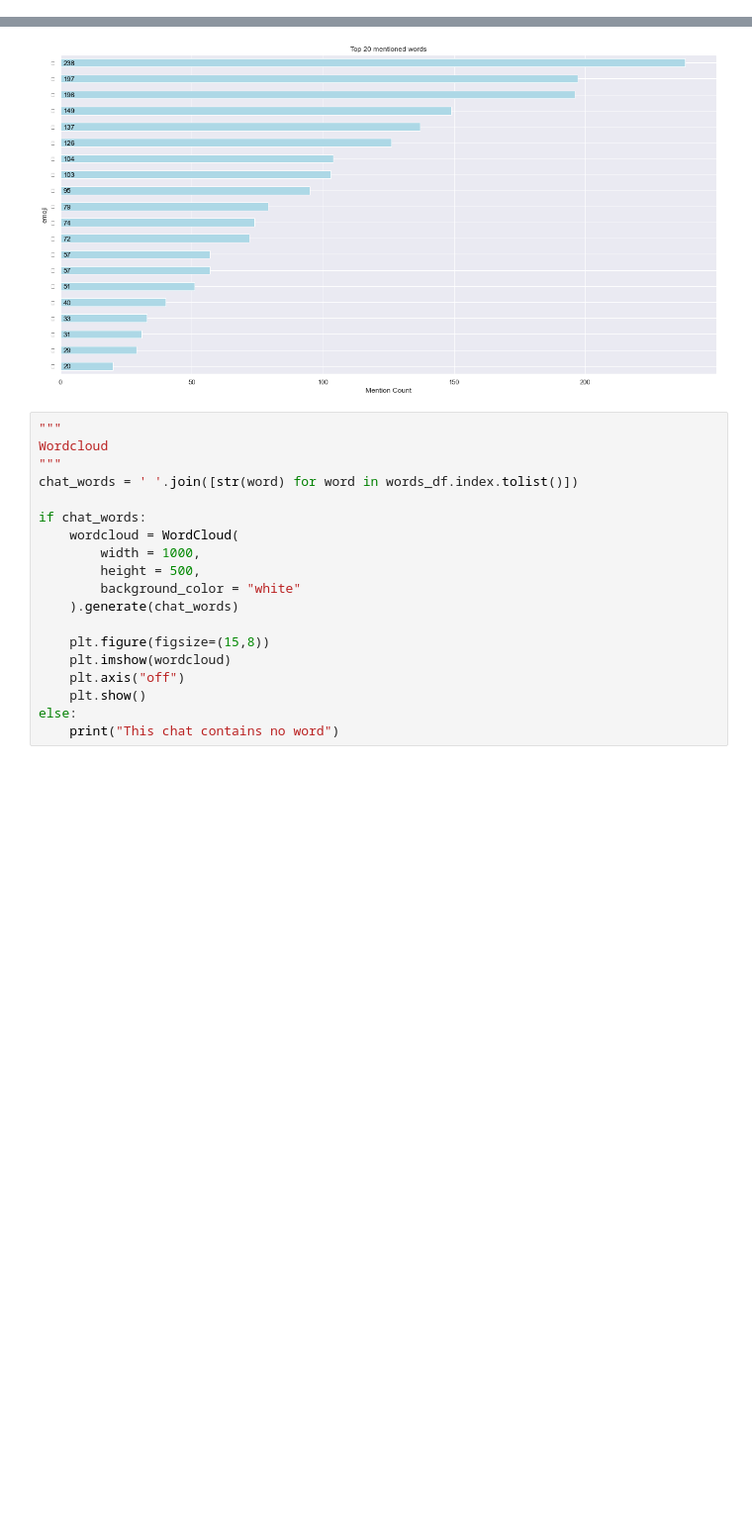
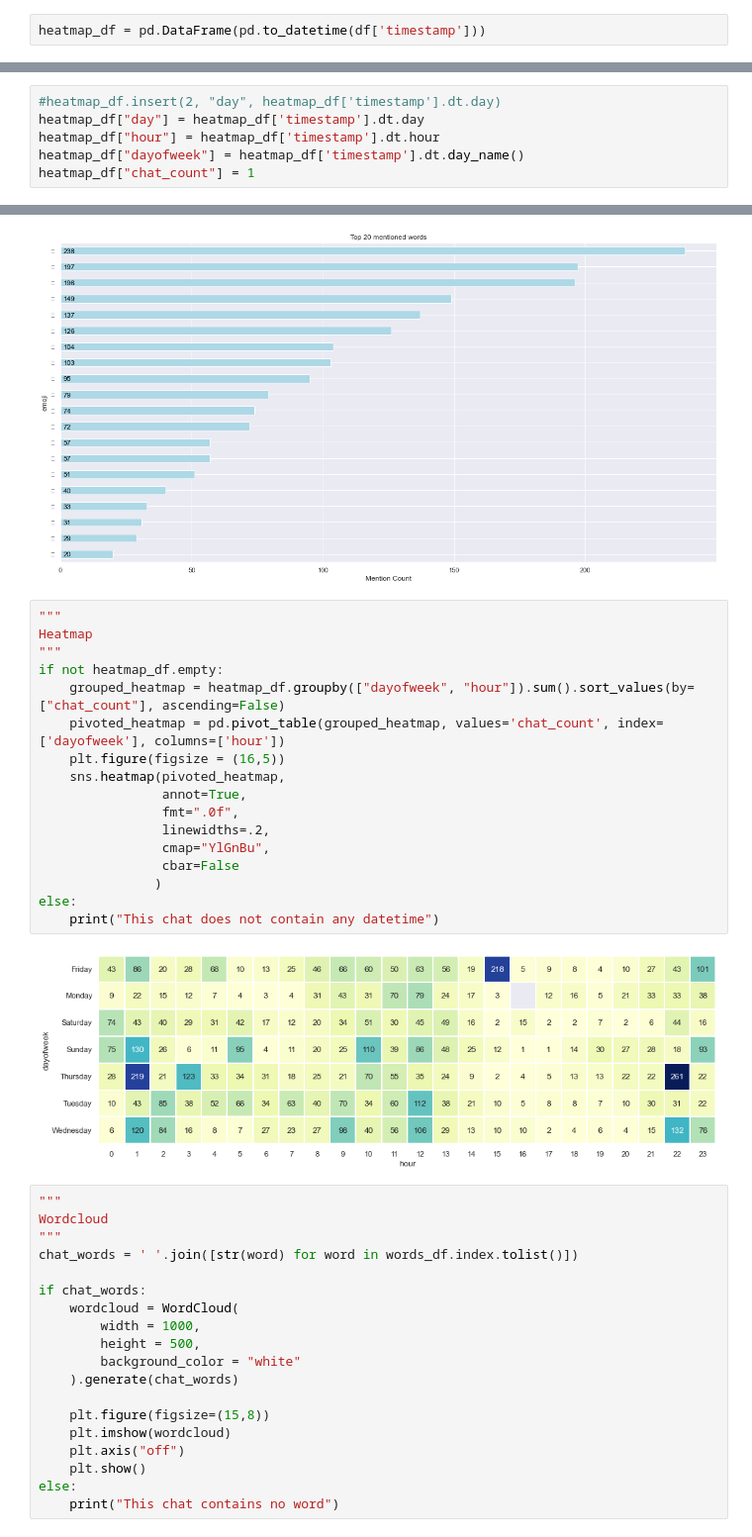
Before and after one commit to vvij2016/WhatsApp-Analyzer, a Jupyter notebook: whatsapp_analyzer.ipynb, the cells around one changed output, grey strips where cells are left out. Shown at 99% size. Saved outputs shown, nothing was run; the diff lists cells and outputs as text; blank space fills up the shorter version.

Commit message:
modified pyhon notebook heatmap

```diff
--- a/whatsapp_analyzer.ipynb
+++ b/whatsapp_analyzer.ipynb
@@ -208,3 +208,5 @@ df.head()
 | 2 | 2018-07-15 13:16:00 | 6 | Mvv Satya 87CS |  | True | True |
 | 3 | 2018-07-15 13:16:00 | 6 | Mvv Satya 87CS | 1. *Trust no one* but respect eve... | True | True |
 | 4 | 2018-07-15 13:16:00 | 6 | Mvv Satya 87CS |  | True | True |
+# %%
+heatmap_df = pd.DataFrame(pd.to_datetime(df['timestamp']))
@@ -210,0 +222,6 @@ df.head()
+# %%
+#heatmap_df.insert(2, "day", heatmap_df['timestamp'].dt.day)
+heatmap_df["day"] = heatmap_df['timestamp'].dt.day
+heatmap_df["hour"] = heatmap_df['timestamp'].dt.hour
+heatmap_df["dayofweek"] = heatmap_df['timestamp'].dt.day_name()
+heatmap_df["chat_count"] = 1
@@ -266,6 +287,25 @@ else:
     print("This chat not contains any words")
 # %% [output]
 [figure]
+# %%
+"""
+Heatmap
+"""
+if not heatmap_df.empty:
+    grouped_heatmap = heatmap_df.groupby(["dayofweek", "hour"]).sum().sort_values(by=["chat_count"], ascending=False)
+    pivoted_heatmap = pd.pivot_table(grouped_heatmap, values='chat_count', index=['dayofweek'], columns=['hour'])
+    plt.figure(figsize = (16,5))
+    sns.heatmap(pivoted_heatmap,
+                annot=True,
+                fmt=".0f",
+                linewidths=.2,
+                cmap="YlGnBu",
+                cbar=False
+               )
+else:
+    print("This chat does not contain any datetime")
+# %% [output]
+[figure, added]
 # %%
 """
 Wordcloud
```
Also changed, not shown: parts of 3 cells of this notebook.
